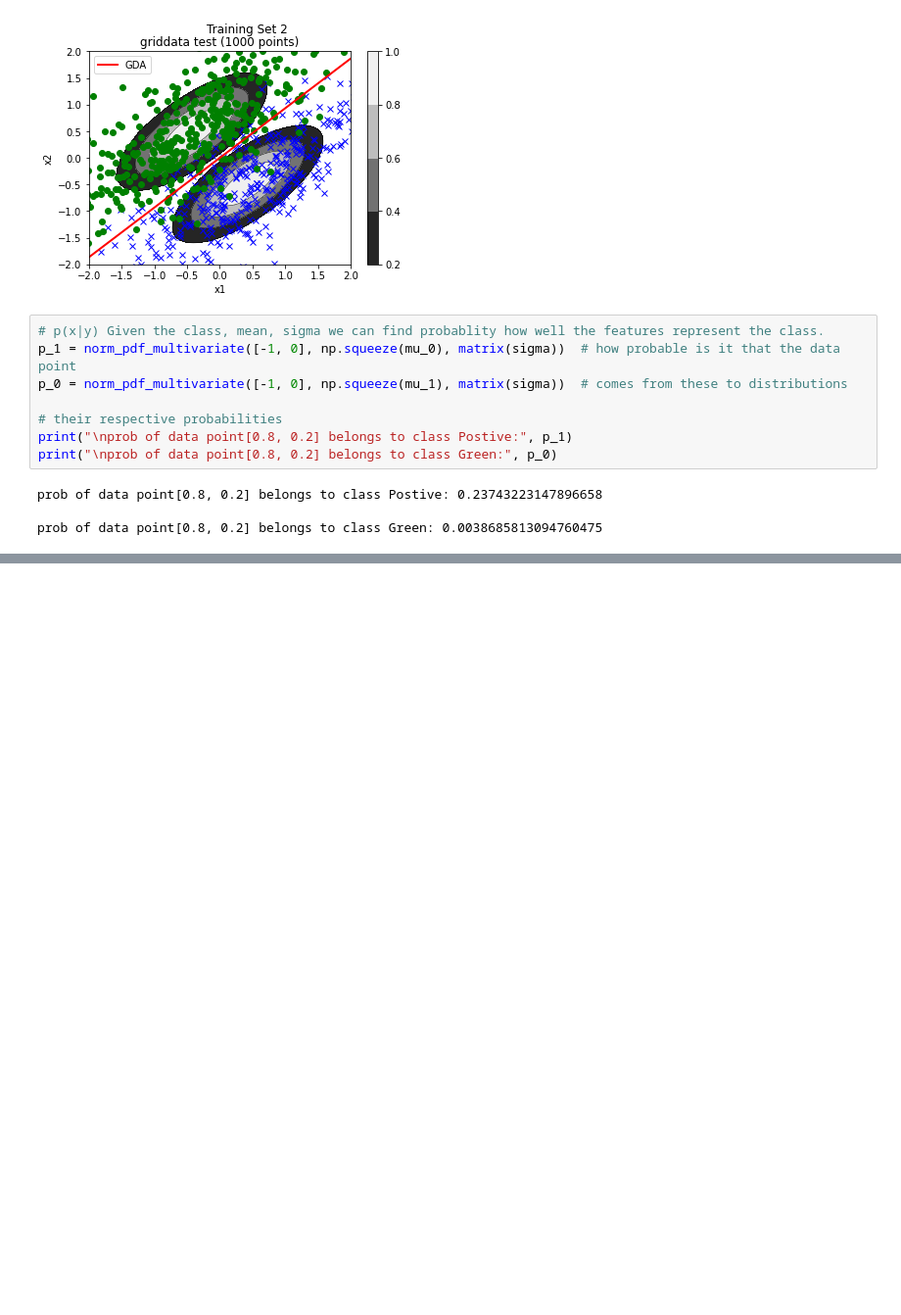
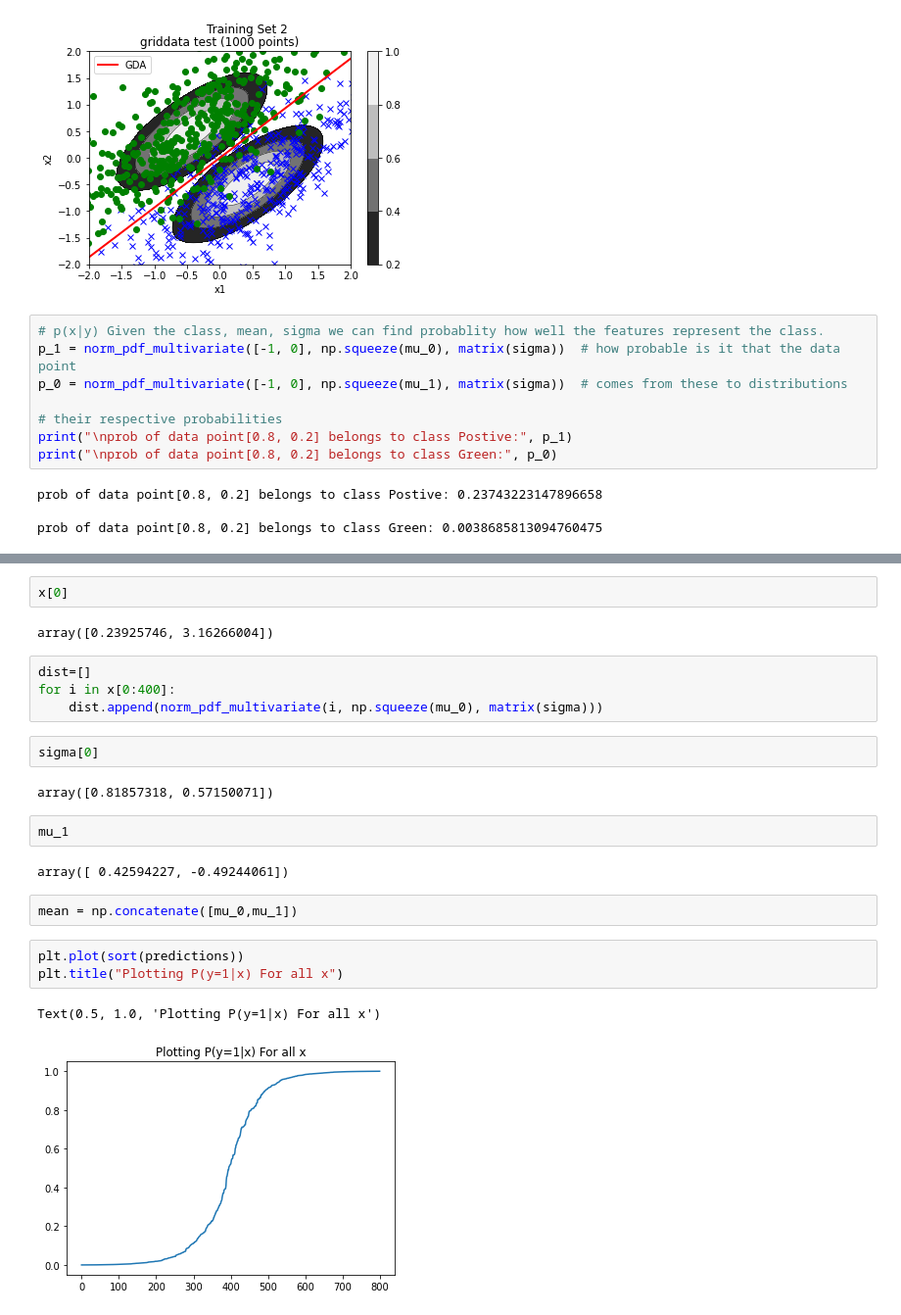
Before and after one commit to niranjanrao1509/ML-Theory, a Jupyter notebook: GDA/GDA.ipynb, the cells around one changed output, grey strips where cells are left out. Shown at 98% size. Saved outputs shown, nothing was run; the diff lists cells and outputs as text; blank space fills up the shorter version.

```diff
--- a/GDA/GDA.ipynb
+++ b/GDA/GDA.ipynb
@@ -236 +293,25 @@ gda.predict(np.array([0,0.5]))
+# %%
+x[0]
+# %% [output]
+array([0.23925746, 3.16266004])
+# %%
+dist=[]
+for i in x[0:400]:
+    dist.append(norm_pdf_multivariate(i, np.squeeze(mu_0), matrix(sigma)))
+# %%
+sigma[0]
+# %% [output]
+array([0.81857318, 0.57150071])
+# %%
+mu_1
+# %% [output]
+array([ 0.42594227, -0.49244061])
+# %%
+mean = np.concatenate([mu_0,mu_1])
+# %%
+plt.plot(sort(predictions))
+plt.title("Plotting P(y=1|x) For all x")
+# %% [output]
+Text(0.5, 1.0, 'Plotting P(y=1|x) For all x')
+[figure, added]
 # %%
```
Also changed, not shown: parts of 20 cells of this notebook, 5 other files.
